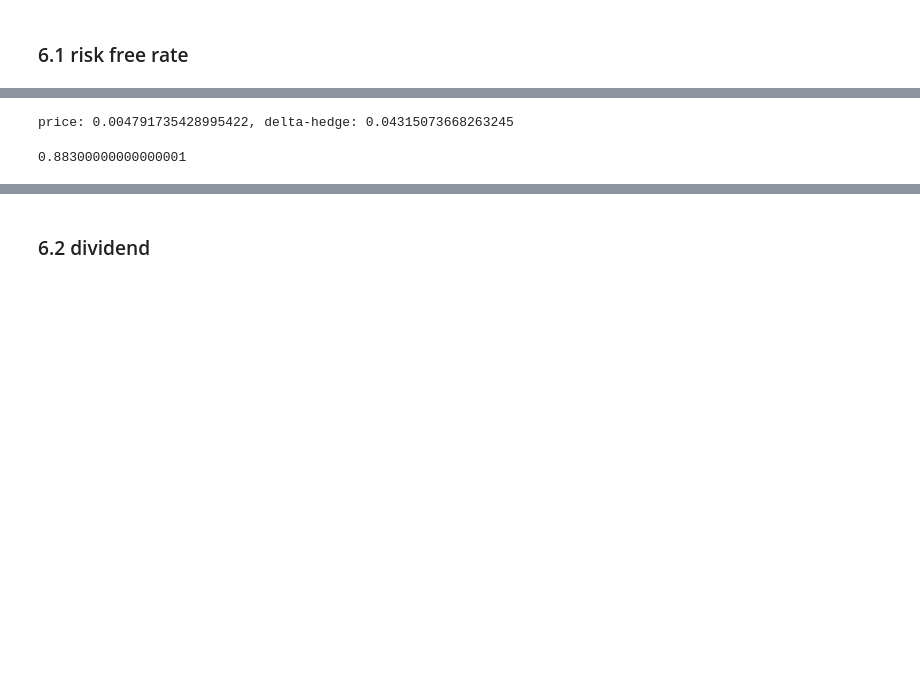
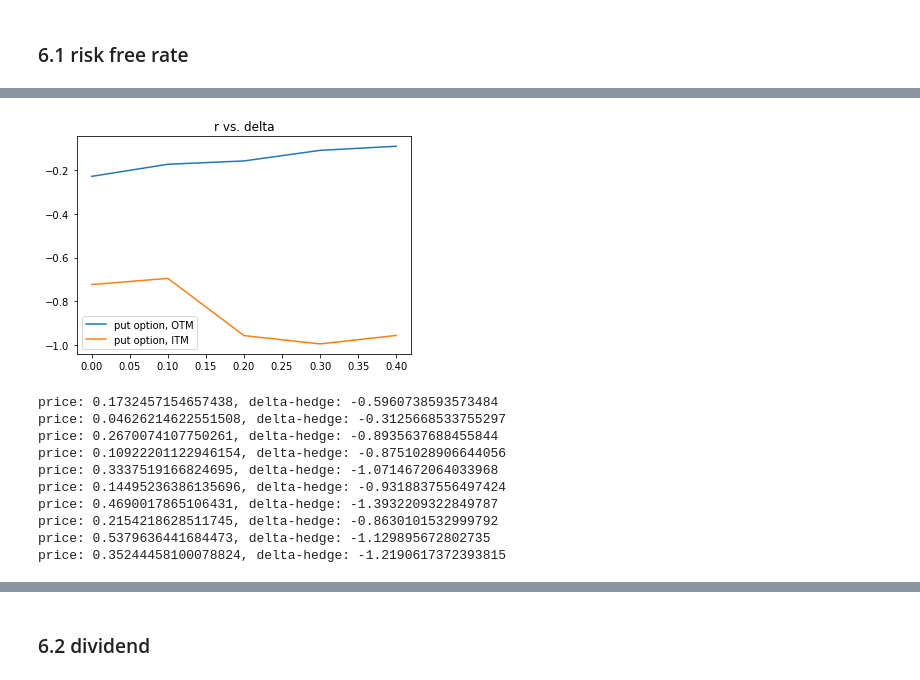
Before and after one commit to jerryxyx/MonteCarlo, a Jupyter notebook: HLSM-BlackScholes-American.ipynb, the cells around one changed output, grey strips where cells are left out. Drawn from its saved outputs; the diff is of its cells as text; code cells hidden in the pictures; blank space fills up the shorter version.

```diff
--- a/HLSM-BlackScholes-American.ipynb
+++ b/HLSM-BlackScholes-American.ipynb
@@ -367,5 +528,21 @@ price: 0.0536565432073971, delta-hedge: 0.2748831431550063
+# %%
+plt.plot(r_list,r_put_OTM_df["delta"],label="put option, OTM")
+plt.plot(r_list,r_put_ITM_df["delta"],label="put option, ITM")
+plt.legend()
+plt.title("r vs. delta")
+plt.show()
+# %% [output]
+[figure, added]
 # %%
-earlyExerciseComparison(S0=stock_price,K=K_OTM,T=time_to_maturity,r=r_high,q=dividend,sigma=volatility,option_type="p")
+r_df1,r_df2 = averageExerciseTimeRiskFreeRate(S0=stock_price,K1=K1,K2=K2,T=time_to_maturity,r_list=r_list,q=dividend,sigma=volatility,option_type="c")
 # %% [output]
-price: 0.004791735428995422, delta-hedge: 0.04315073668263245
+price: 0.1732457154657438, delta-hedge: -0.5960738593573484
+price: 0.04626214622551508, delta-hedge: -0.3125668533755297
+price: 0.2670074107750261, delta-hedge: -0.8935637688455844
+price: 0.10922201122946154, delta-hedge: -0.8751028906644056
+price: 0.3337519166824695, delta-hedge: -1.0714672064033968
+price: 0.14495236386135696, delta-hedge: -0.9318837556497424
+price: 0.4690017865106431, delta-hedge: -1.3932209322849787
+price: 0.2154218628511745, delta-hedge: -0.8630101532999792
+price: 0.5379636441684473, delta-hedge: -1.129895672802735
+price: 0.35244458100078824, delta-hedge: -1.2190617372393815
-0.88300000000000001
```
Also changed, not shown: parts of 47 cells of this notebook.
